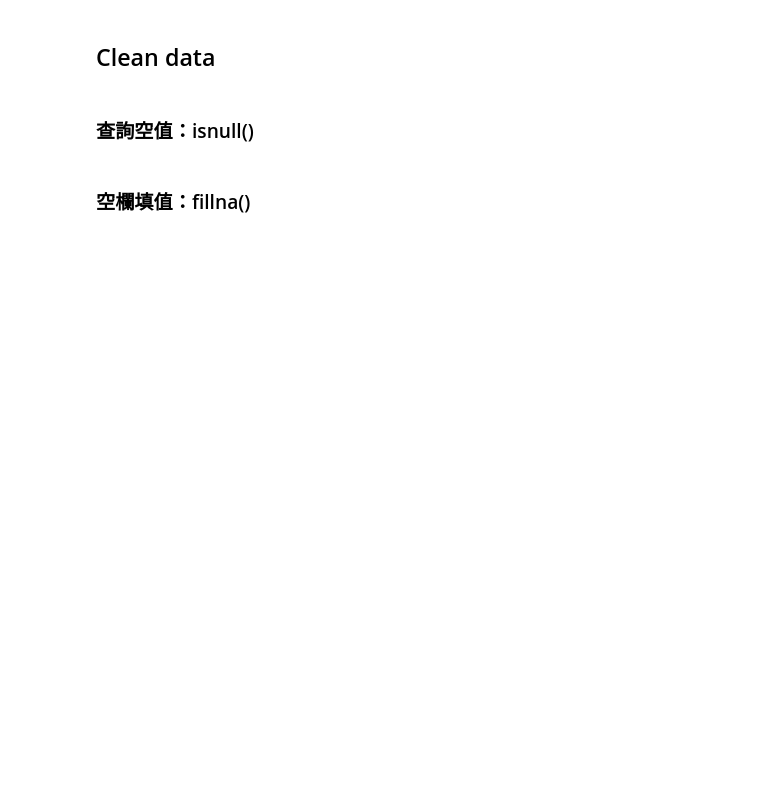
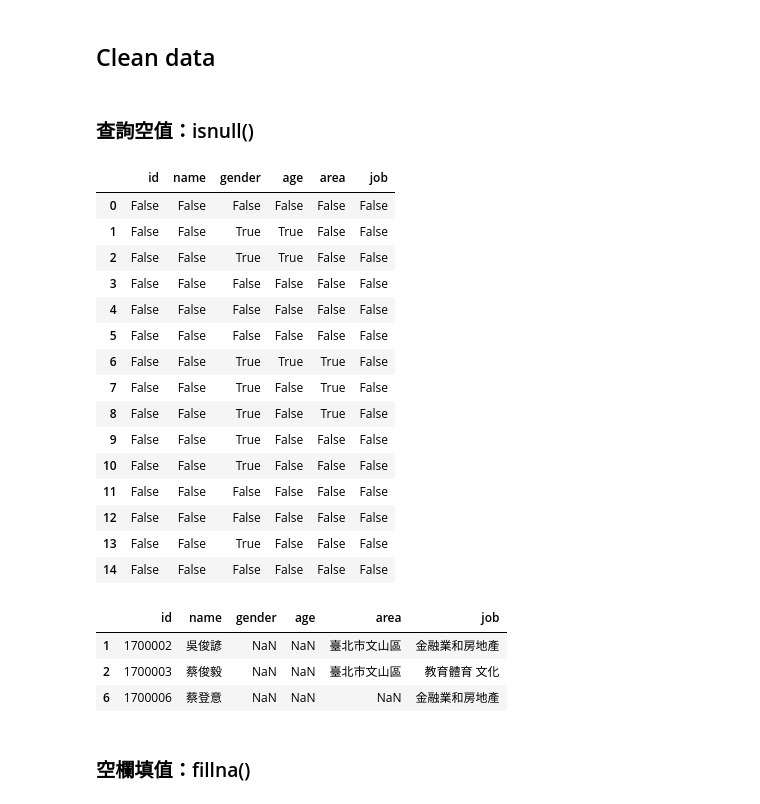
Before and after one commit to mingfujacky/Lecture-Python, a Jupyter notebook: pandas/pandas_middle.ipynb, the cells around one changed output. Cells and saved outputs as stored; diff of their text form; code cells hidden in the pictures; blank space fills up the shorter version.

```diff
--- a/pandas/pandas_middle.ipynb
+++ b/pandas/pandas_middle.ipynb
@@ -309,12 +330,37 @@ df.info()
 ## Clean data
 # %% [markdown]
 ### 查詢空值：isnull()
+# %%
+df.isnull()
+# %% [output]
+|  | id | name | gender | age | area | job |
+| 0 | False | False | False | False | False | False |
+| 1 | False | False | True | True | False | False |
+| 2 | False | False | True | True | False | False |
+| 3 | False | False | False | False | False | False |
+| 4 | False | False | False | False | False | False |
+| 5 | False | False | False | False | False | False |
+| 6 | False | False | True | True | True | False |
+| 7 | False | False | True | False | True | False |
+| 8 | False | False | True | False | True | False |
+| 9 | False | False | True | False | False | False |
+| 10 | False | False | True | False | False | False |
+| 11 | False | False | False | False | False | False |
+| 12 | False | False | False | False | False | False |
+| 13 | False | False | True | False | False | False |
+| 14 | False | False | False | False | False | False |
 # %%
 df.isnull() # True:空值 False:非空值
 df.isnull().sum() # 每個欄位有多少空值數
 df.isnull().any(axis=0).sum() # 有空值的 column 有3個
 df.isnull().any(axis=1).sum() # 有空值的 row 有8個
 df[df['age'].isnull()] # 顯示age欄有空值的row
+df[df['age'].isnull()]
+# %% [output]
+|  | id | name | gender | age | area | job |
+| 1 | 1700002 | 吳俊諺 | NaN | NaN | 臺北市文山區 | 金融業和房地產 |
+| 2 | 1700003 | 蔡俊毅 | NaN | NaN | 臺北市文山區 | 教育體育 文化 |
+| 6 | 1700006 | 蔡登意 | NaN | NaN | NaN | 金融業和房地產 |
 # %% [markdown]
 ### 空欄填值：fillna()
 # %%
```
Also changed, not shown: parts of 22 cells of this notebook, 4 other files.
